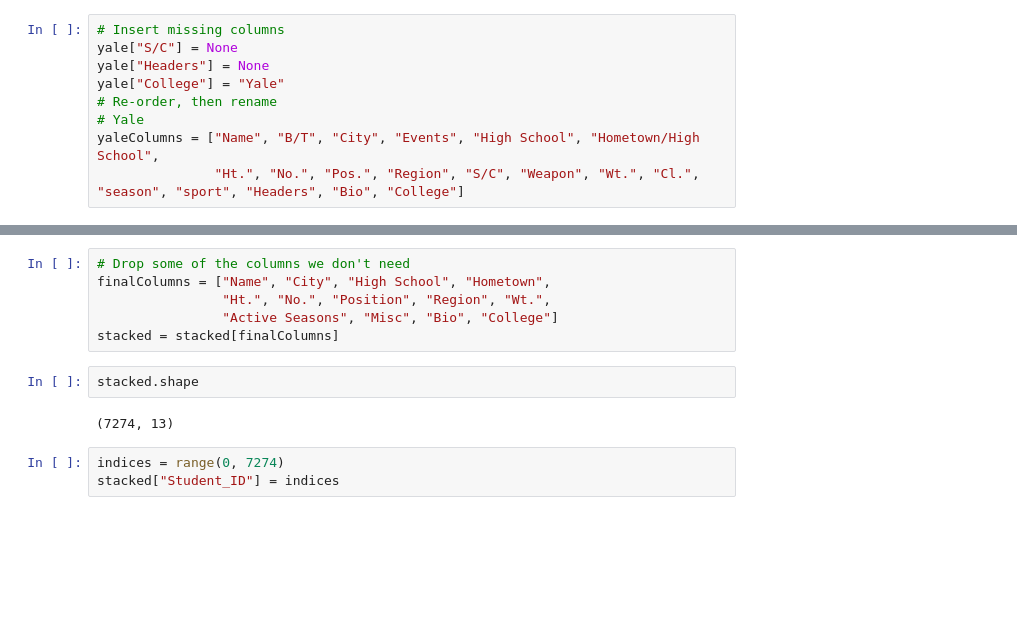
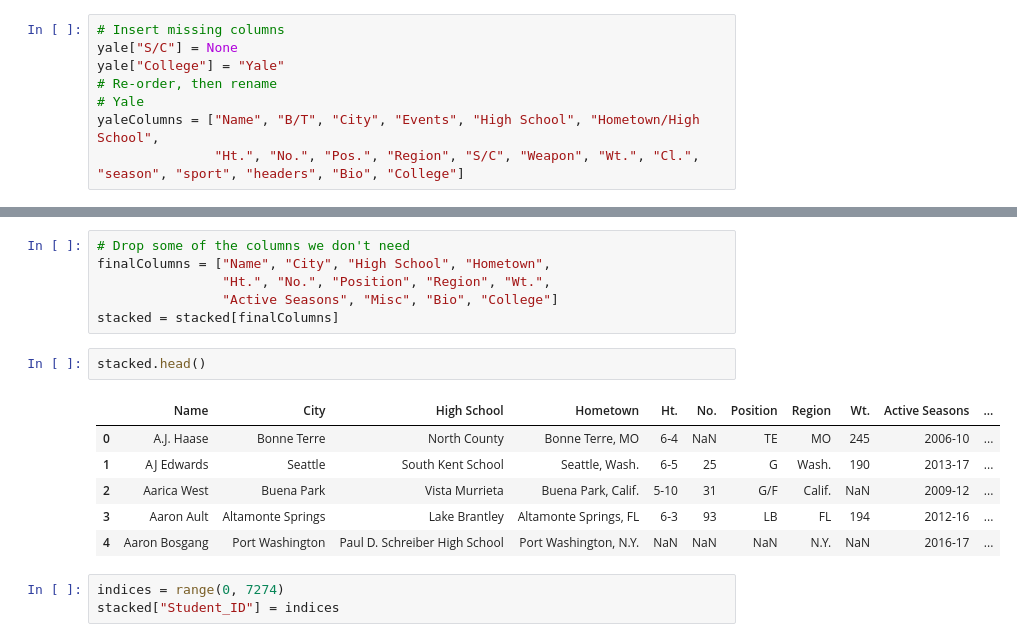
Before and after one commit to hydrosquall/yale_athletics_data, a Jupyter notebook: notebooks/SQL Dump Processing Yale Harvard.ipynb, the cells around one changed output, grey strips where cells are left out. Cells and saved outputs as stored; diff of their text form; blank space fills up the shorter version.

Commit message:
- Added headers to Yale (called Misc) - Split active seasons into StartSeason and EndSeason

```diff
--- a/notebooks/SQL Dump Processing Yale Harvard.ipynb
+++ b/notebooks/SQL Dump Processing Yale Harvard.ipynb
@@ -101,12 +101,11 @@ Index([u'Name', u'B/T', u'City', u'Cl.', u'Events', u'High School',
 # %%
 # Insert missing columns
 yale["S/C"] = None
-yale["Headers"] = None
 yale["College"] = "Yale"
 # Re-order, then rename
 # Yale
 yaleColumns = ["Name", "B/T", "City", "Events", "High School", "Hometown/High School",
-               "Ht.", "No.", "Pos.", "Region", "S/C", "Weapon", "Wt.", "Cl.", "season", "sport", "Headers", "Bio", "College"]
+               "Ht.", "No.", "Pos.", "Region", "S/C", "Weapon", "Wt.", "Cl.", "season", "sport", "headers", "Bio", "College"]
 # %%
 yale = yale[yaleColumns]
 # %%
@@ -148,9 +147,14 @@ finalColumns = ["Name", "City", "High School", "Hometown",
                 "Active Seasons", "Misc", "Bio", "College"]
 stacked = stacked[finalColumns]
 # %%
-stacked.shape
+stacked.head()
 # %% [output]
-(7274, 13)
+|  | Name | City | High School | Hometown | Ht. | No. | Position | Region | Wt. | Active Seasons | ... |
+| 0 | A.J. Haase | Bonne Terre | North County | Bonne Terre, MO | 6-4 | NaN | TE | MO | 245 | 2006-10 | ... |
+| 1 | AJ Edwards | Seattle | South Kent School | Seattle, Wash. | 6-5 | 25 | G | Wash. | 190 | 2013-17 | ... |
+| 2 | Aarica West | Buena Park | Vista Murrieta | Buena Park, Calif. | 5-10 | 31 | G/F | Calif. | NaN | 2009-12 | ... |
+| 3 | Aaron Ault | Altamonte Springs | Lake Brantley | Altamonte Springs, FL | 6-3 | 93 | LB | FL | 194 | 2012-16 | ... |
+| 4 | Aaron Bosgang | Port Washington | Paul D. Schreiber High School | Port Washington, N.Y. | NaN | NaN | NaN | N.Y. | NaN | 2016-17 | ... |
 # %%
 indices = range(0, 7274)
 stacked["Student_ID"] = indices
```
Also changed, not shown: parts of 4 cells of this notebook, 5 other files.
